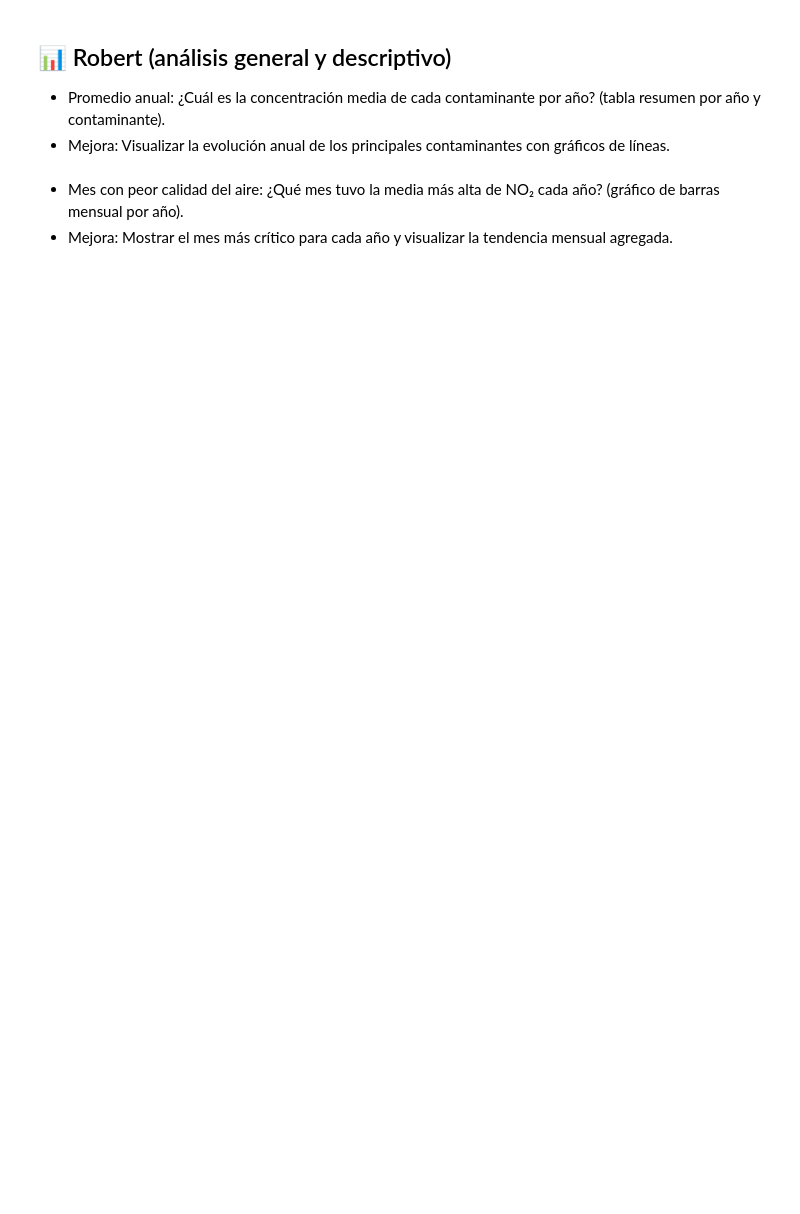
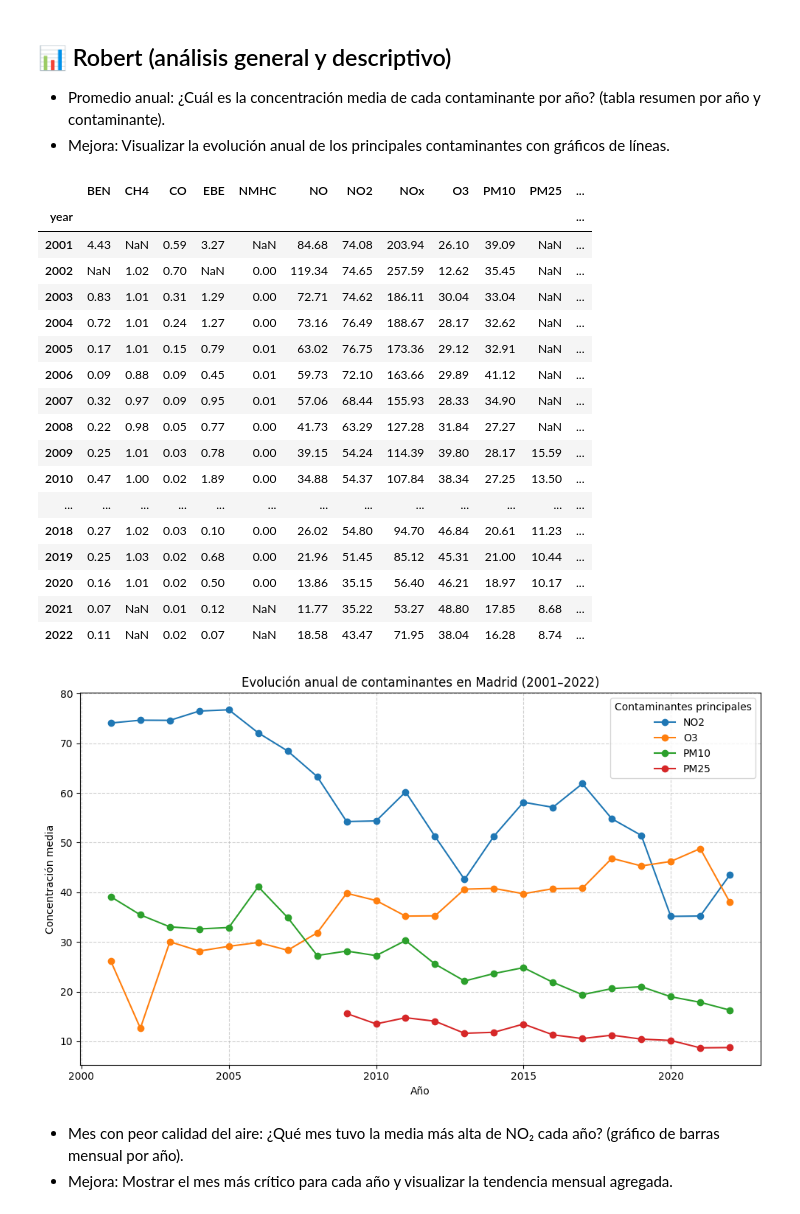
Before and after one commit to thisisrober/analisis-exploratorio-dataset-airquality-madrid, a Jupyter notebook: notebook.ipynb, the cells around one changed output. Saved outputs shown, nothing was run; the diff lists cells and outputs as text; code cells hidden in the pictures; blank space fills up the shorter version.

```diff
--- a/notebook.ipynb
+++ b/notebook.ipynb
@@ -137,51 +213,54 @@ print(rangos)
 - Promedio anual: ¿Cuál es la concentración media de cada contaminante por año? (tabla resumen por año y contaminante).
 - Mejora: Visualizar la evolución anual de los principales contaminantes con gráficos de líneas.
 # %%
-# Renombrar la columna de fecha a 'date' para homogeneidad
-if date_col != "date":
-    df = df.rename(columns={date_col: "date"})
-
-# Asegurar que la columna 'date' esté en formato datetime
-if not pd.api.types.is_datetime64_any_dtype(df["date"]):
-    df["date"] = pd.to_datetime(df["date"], dayfirst=True, errors="coerce")
-
-# Añadir columnas de año, mes, día y hora para análisis temporales
-df["year"] = df["date"].dt.year
-df["month"] = df["date"].dt.month
-df["day"] = df["date"].dt.day
-df["hour"] = df["date"].dt.hour
-
-# Agrupamos todos los datos en años, pasando de 2001-01-01 00:00:00+00:00 a los años correspondientes
-df["año"] = df["date"].dt.year
-
 # Creamos una lista con todos los contaminantes que se recogen
 contaminantes = ["BEN","CH4","CO","EBE","NMHC","NO","NO2","NOx","O3","PM10","PM25","SO2","TCH","TOL"]
 
 # Agrupamos todos los datos de todos los contaminantes en años y entre todos los datos sacamos su media correspondiente
-resumen = df.groupby("año")[contaminantes].mean().round(2)
+resumen = df.groupby("year")[contaminantes].mean().round(2)
 
 # Mostramos los datos
 display(resumen)
 
 # Para la mejora de este apartado, creamos una lista con la selección de los principales contaminantes
 principales = ["NO2", "O3", "PM10", "PM25"]
 
 # Filtrar el resumen solo a esos contaminantes
 resumen_principales = resumen[principales]
 
 # Creamos el gráfico y lo mostramos
 plt.figure(figsize=(10,6))
 for col in resumen_principales.columns:
     plt.plot(resumen_principales.index, resumen_principales[col], marker="o", label=col)
 
 plt.title("Evolución anual de contaminantes en Madrid (2001–2022)")
 plt.xlabel("Año")
 plt.ylabel("Concentración media")
 plt.legend(title="Contaminantes principales")
 # Mostramos el gráfico con delimitadores para mayor visibilidad
 plt.grid(True, linestyle="--", alpha=0.6)
 plt.tight_layout()
 plt.show()
+# %% [output]
+|  | BEN | CH4 | CO | EBE | NMHC | NO | NO2 | NOx | O3 | PM10 | PM25 | ... |
+| year |  |  |  |  |  |  |  |  |  |  |  | ... |
+| 2001 | 4.43 | NaN | 0.59 | 3.27 | NaN | 84.68 | 74.08 | 203.94 | 26.10 | 39.09 | NaN | ... |
+| 2002 | NaN | 1.02 | 0.70 | NaN | 0.00 | 119.34 | 74.65 | 257.59 | 12.62 | 35.45 | NaN | ... |
+| 2003 | 0.83 | 1.01 | 0.31 | 1.29 | 0.00 | 72.71 | 74.62 | 186.11 | 30.04 | 33.04 | NaN | ... |
+| 2004 | 0.72 | 1.01 | 0.24 | 1.27 | 0.00 | 73.16 | 76.49 | 188.67 | 28.17 | 32.62 | NaN | ... |
+| 2005 | 0.17 | 1.01 | 0.15 | 0.79 | 0.01 | 63.02 | 76.75 | 173.36 | 29.12 | 32.91 | NaN | ... |
+| 2006 | 0.09 | 0.88 | 0.09 | 0.45 | 0.01 | 59.73 | 72.10 | 163.66 | 29.89 | 41.12 | NaN | ... |
+| 2007 | 0.32 | 0.97 | 0.09 | 0.95 | 0.01 | 57.06 | 68.44 | 155.93 | 28.33 | 34.90 | NaN | ... |
+| 2008 | 0.22 | 0.98 | 0.05 | 0.77 | 0.00 | 41.73 | 63.29 | 127.28 | 31.84 | 27.27 | NaN | ... |
+| 2009 | 0.25 | 1.01 | 0.03 | 0.78 | 0.00 | 39.15 | 54.24 | 114.39 | 39.80 | 28.17 | 15.59 | ... |
+| 2010 | 0.47 | 1.00 | 0.02 | 1.89 | 0.00 | 34.88 | 54.37 | 107.84 | 38.34 | 27.25 | 13.50 | ... |
+| ... | ... | ... | ... | ... | ... | ... | ... | ... | ... | ... | ... | ... |
+| 2018 | 0.27 | 1.02 | 0.03 | 0.10 | 0.00 | 26.02 | 54.80 | 94.70 | 46.84 | 20.61 | 11.23 | ... |
+| 2019 | 0.25 | 1.03 | 0.02 | 0.68 | 0.00 | 21.96 | 51.45 | 85.12 | 45.31 | 21.00 | 10.44 | ... |
+| 2020 | 0.16 | 1.01 | 0.02 | 0.50 | 0.00 | 13.86 | 35.15 | 56.40 | 46.21 | 18.97 | 10.17 | ... |
+| 2021 | 0.07 | NaN | 0.01 | 0.12 | NaN | 11.77 | 35.22 | 53.27 | 48.80 | 17.85 | 8.68 | ... |
+| 2022 | 0.11 | NaN | 0.02 | 0.07 | NaN | 18.58 | 43.47 | 71.95 | 38.04 | 16.28 | 8.74 | ... |
+[figure, added]
 # %% [markdown]
 - Mes con peor calidad del aire: ¿Qué mes tuvo la media más alta de NO₂ cada año? (gráfico de barras mensual por año).
 - Mejora: Mostrar el mes más crítico para cada año y visualizar la tendencia mensual agregada.
```
Also changed, not shown: parts of 25 cells of this notebook.
